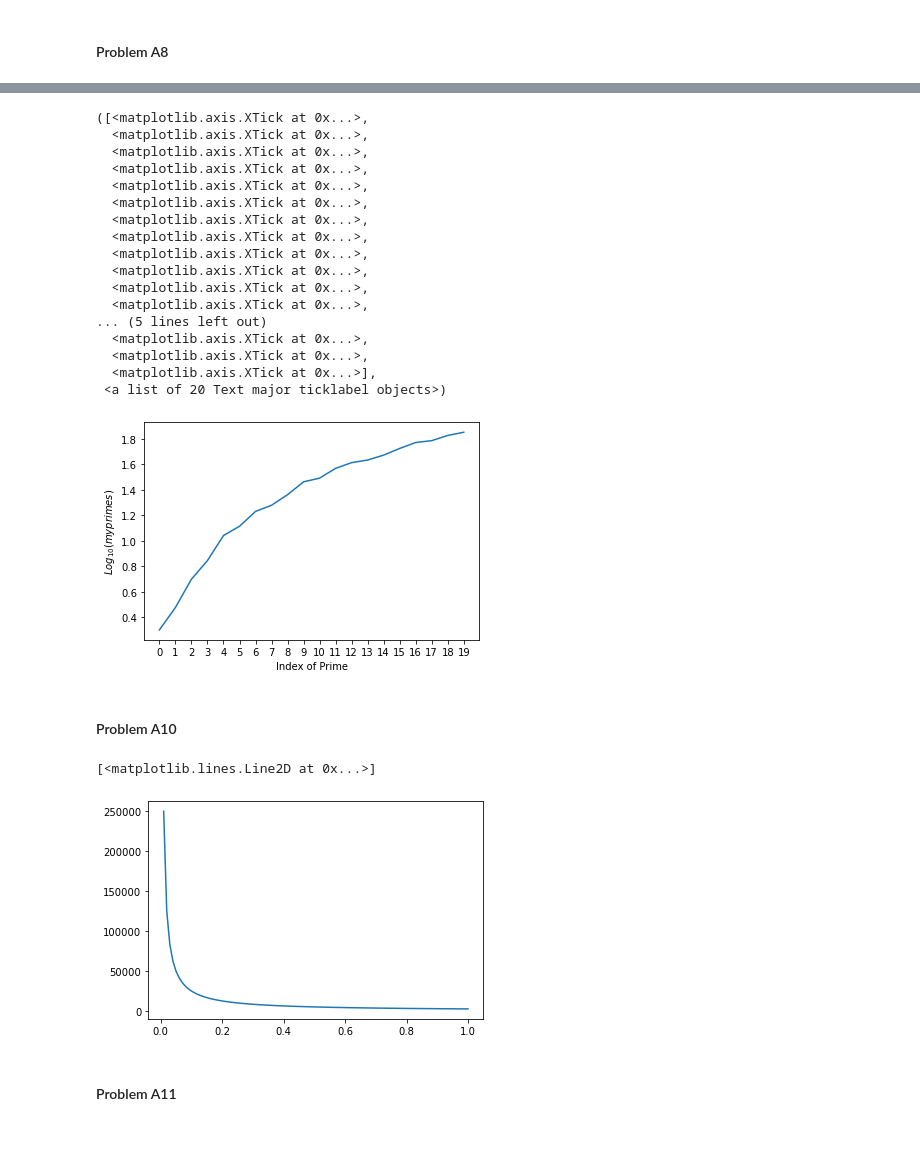
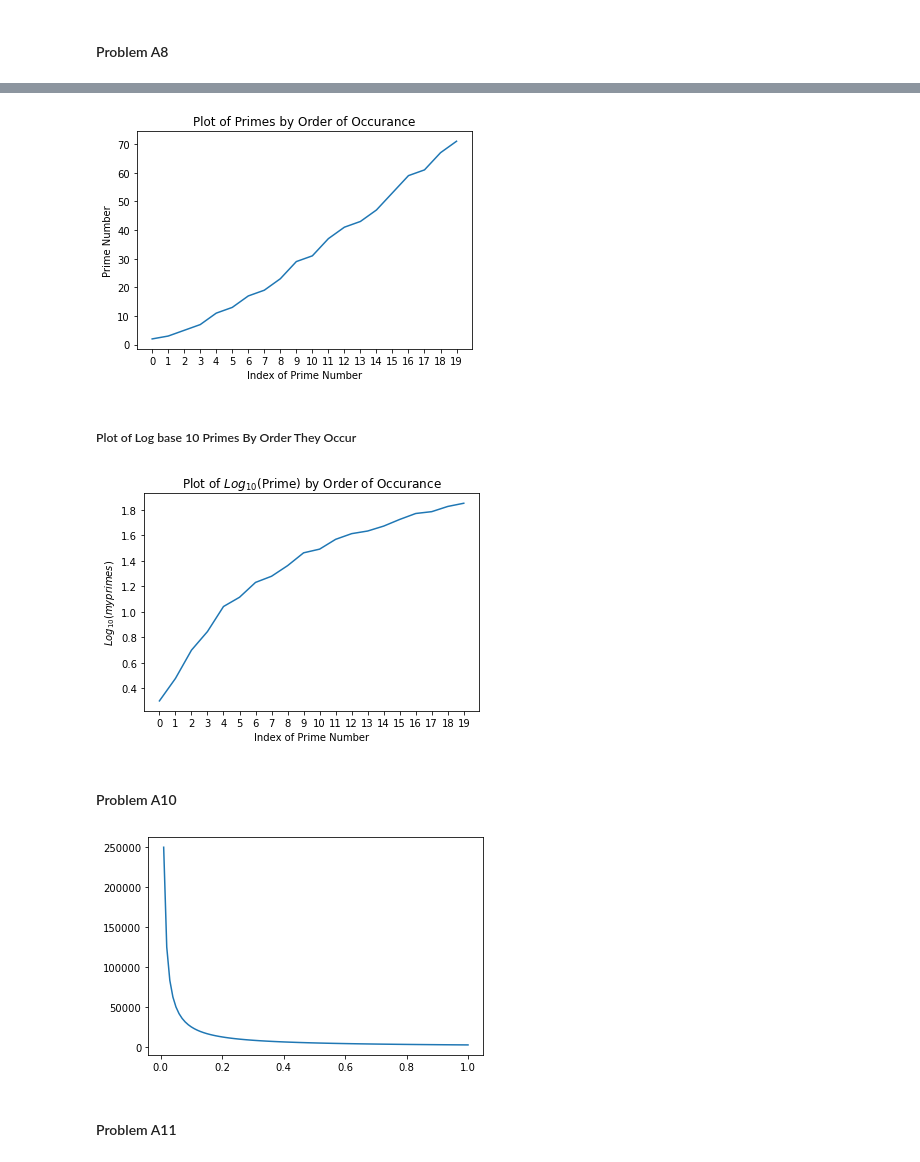
Before and after one commit to benf549/PChem-Problem-Sets, a Jupyter notebook: Problem Set 1.ipynb, the cells around one changed output, grey strips where cells are left out. Drawn from its saved outputs; the diff is of its cells as text; code cells hidden in the pictures.

```diff
--- a/Problem Set 1.ipynb
+++ b/Problem Set 1.ipynb
@@ -60,7 +60,7 @@ len(d)
 # %%
 myprimes = []
 count = 2
-while len(myprimes) < 1000:
+while len(myprimes) < 20:
     flag = True
     for i in range(count):
         if ((i+1) != 1) and ((i+1) != count) and (count / (i+1) == count // (i+1)) :
@@ -102,28 +81,24 @@ plt.xticks(np.arange(0, 20, 1))
+# %%
+plt.plot(myprimes)
+plt.xticks(np.arange(0, 20, 1))
+plt.ylabel("Prime Number")
+plt.xlabel("Index of Prime Number")
+plt.title("Plot of Primes by Order of Occurance")
+print("", end="")
+# %% [output]
+[figure, added]
+# %% [markdown]
+<h5>Plot of Log base 10 Primes By Order They Occur</h5>
 # %%
 logprimes = [np.log10(x) for x in myprimes]
 plt.plot(logprimes)
+plt.xticks(np.arange(0, 20, 1))
 plt.ylabel("$Log_{10}(myprimes)$")
-plt.xlabel("Index of Prime")
-plt.xticks(np.arange(0, 20, 1))
+plt.xlabel("Index of Prime Number")
+plt.title("Plot of $Log_{10}$(Prime) by Order of Occurance")
+print("", end="")
 # %% [output]
-([<matplotlib.axis.XTick at 0x...>,
-  <matplotlib.axis.XTick at 0x...>,
-  <matplotlib.axis.XTick at 0x...>,
-  <matplotlib.axis.XTick at 0x...>,
-  <matplotlib.axis.XTick at 0x...>,
-  <matplotlib.axis.XTick at 0x...>,
-  <matplotlib.axis.XTick at 0x...>,
-  <matplotlib.axis.XTick at 0x...>,
-  <matplotlib.axis.XTick at 0x...>,
-  <matplotlib.axis.XTick at 0x...>,
-  <matplotlib.axis.XTick at 0x...>,
-  <matplotlib.axis.XTick at 0x...>,
-... (5 lines left out)
-  <matplotlib.axis.XTick at 0x...>,
-  <matplotlib.axis.XTick at 0x...>,
-  <matplotlib.axis.XTick at 0x...>],
- <a list of 20 Text major ticklabel objects>)
-[figure, old version]
+[figure, new version]
 # %% [markdown]
 <h4>Problem A10</h4>
 # %%
@@ -133,8 +108,8 @@ R = 8.3145 #ideal gas constant in m3 Pa K-1 mol-1
 V = np.arange(0.01, 1.01, 0.01) #Volume range in m3
 P = [(n*R*T)/x for x in V] #Pressure in Pascals
 plt.plot(V, P)
+print("", end="")
 # %% [output]
-[<matplotlib.lines.Line2D at 0x...>]
 [figure]
 # %% [markdown]
 <h4>Problem A11</h4>
```
Also changed, not shown: parts of 21 cells of this notebook.
